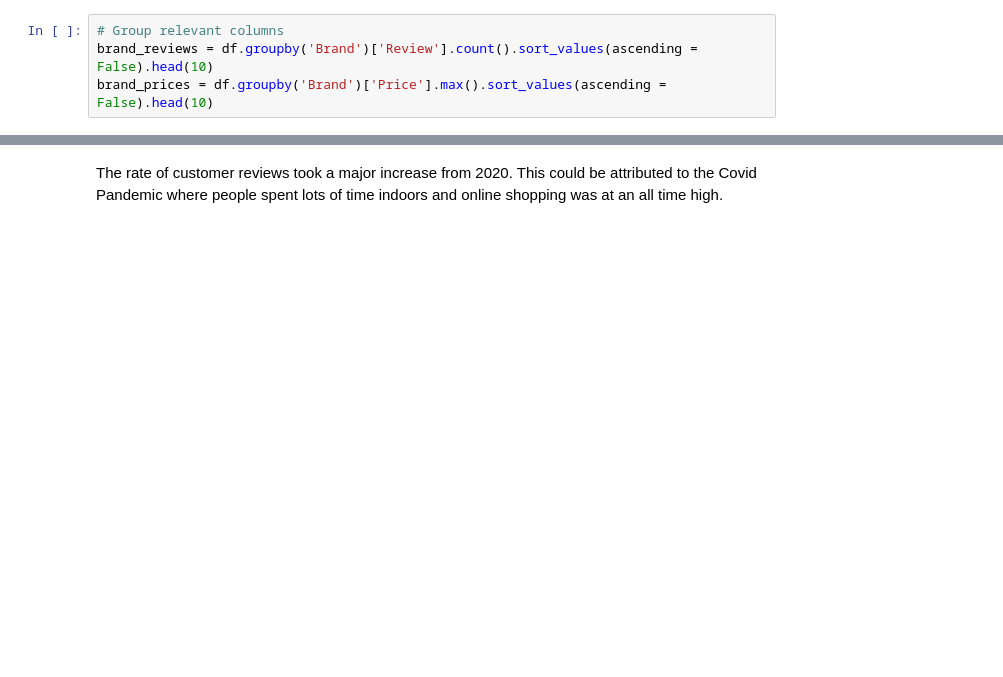
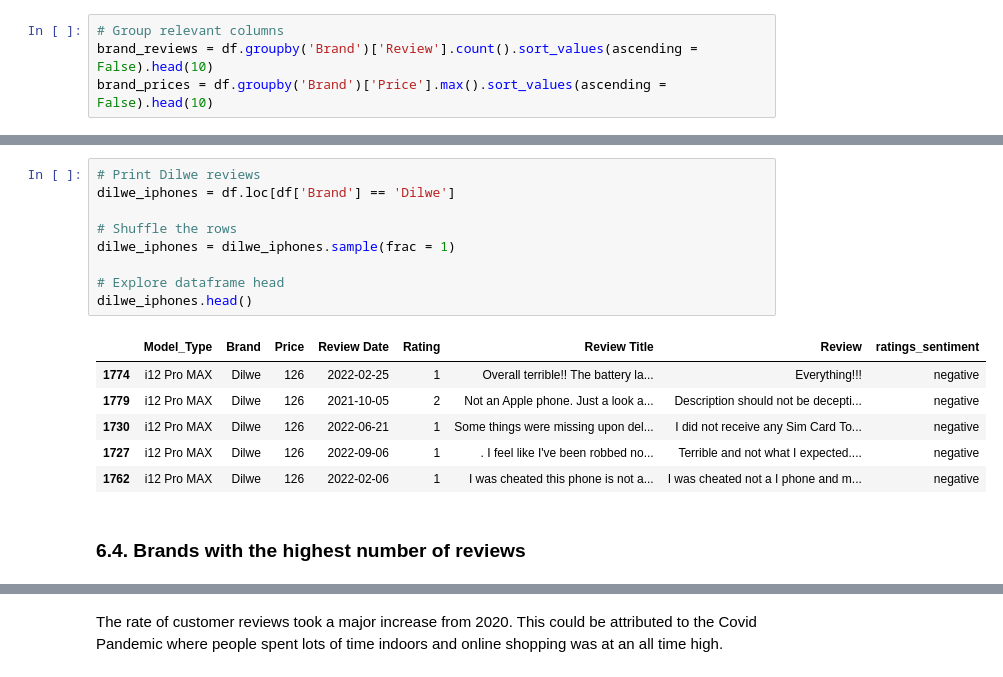
Before and after one commit to Mercy-Njambi/Mobile-Phone-Sentiment-Analysis, a Jupyter notebook: Mobile_Phone_Sentiment_Analysis.ipynb, the cells around one changed output, grey strips where cells are left out. Cells and saved outputs as stored; diff of their text form; blank space fills up the shorter version.

```diff
--- a/Mobile_Phone_Sentiment_Analysis.ipynb
+++ b/Mobile_Phone_Sentiment_Analysis.ipynb
@@ -585 +573,19 @@ plt.show();
+# %%
+# Print Dilwe reviews
+dilwe_iphones = df.loc[df['Brand'] == 'Dilwe']
+
+# Shuffle the rows
+dilwe_iphones = dilwe_iphones.sample(frac = 1)
+
+# Explore dataframe head
+dilwe_iphones.head()
+# %% [output]
+|  | Model_Type | Brand | Price | Review Date | Rating | Review Title | Review | ratings_sentiment |
+| 1774 | i12 Pro MAX | Dilwe | 126 | 2022-02-25 | 1 | Overall terrible!! The battery la... | Everything!!! | negative |
+| 1779 | i12 Pro MAX | Dilwe | 126 | 2021-10-05 | 2 | Not an Apple phone. Just a look a... | Description should not be decepti... | negative |
+| 1730 | i12 Pro MAX | Dilwe | 126 | 2022-06-21 | 1 | Some things were missing upon del... | I did not receive any Sim Card To... | negative |
+| 1727 | i12 Pro MAX | Dilwe | 126 | 2022-09-06 | 1 | . I feel like I've been robbed no... | Terrible and not what I expected.... | negative |
+| 1762 | i12 Pro MAX | Dilwe | 126 | 2022-02-06 | 1 | I was cheated this phone is not a... | I was cheated not a I phone and m... | negative |
+# %% [markdown]
+### 6.4. Brands with the highest number of reviews
 # %%
```
Also changed, not shown: parts of 90 cells of this notebook.
